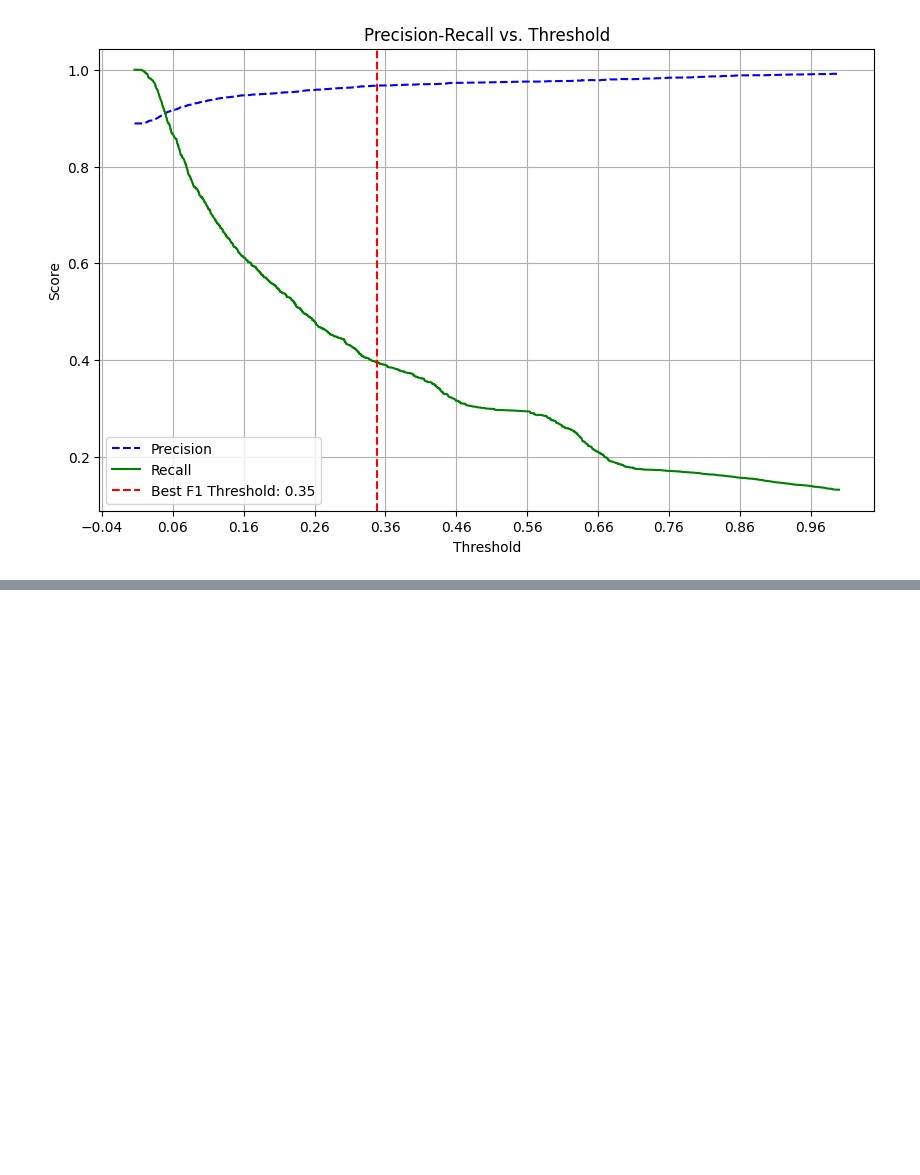
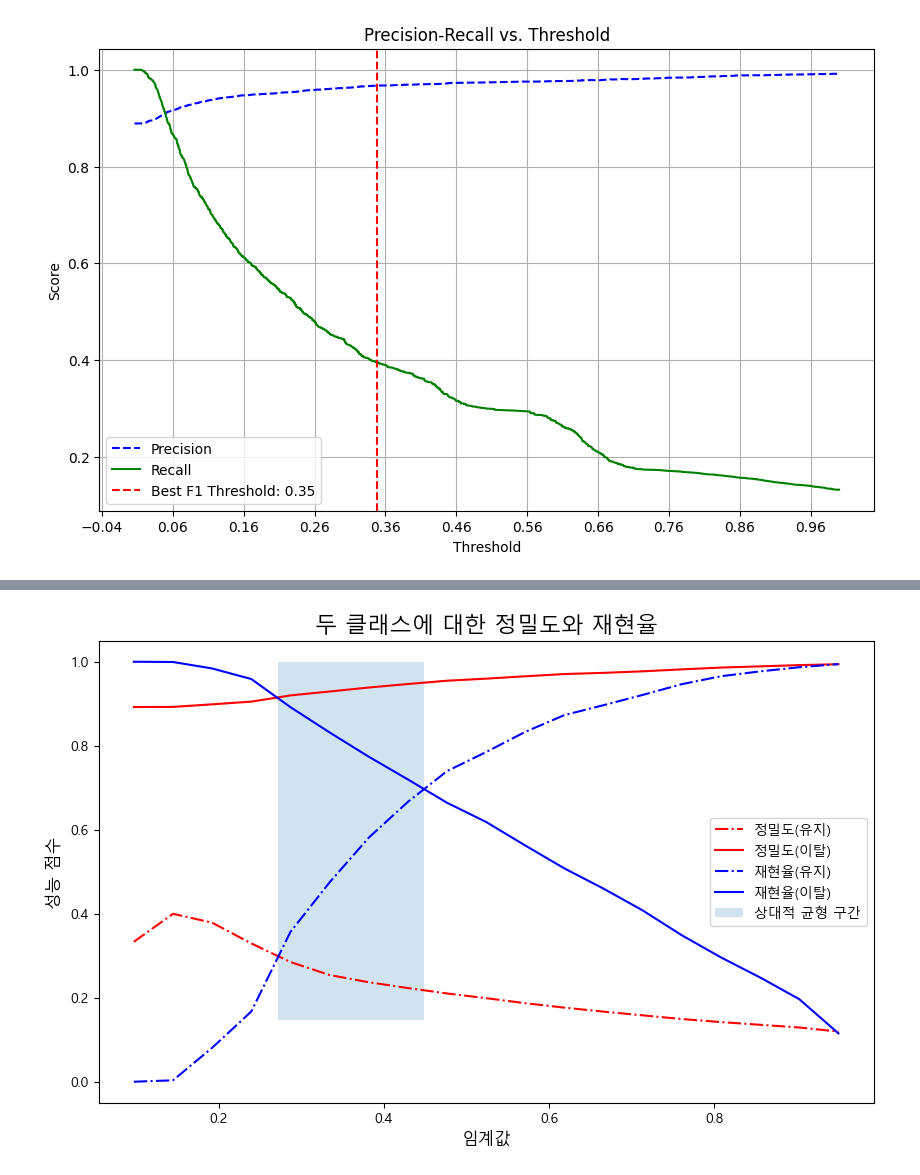
Before and after one commit to SKNetworks-AI19-250818/SKN19_2ND_3TEAM, a Jupyter notebook: ML/ML_bsj.ipynb, the cells around one changed output, grey strips where cells are left out. Drawn from its saved outputs; the diff is of its cells as text; code cells hidden in the pictures; blank space fills up the shorter version.

```diff
--- a/ML/ML_bsj.ipynb
+++ b/ML/ML_bsj.ipynb
@@ -232,0 +398,28 @@ plot_precision_recall_vs_threshold(precisions, recalls, thresholds)
+# %%
+import matplotlib.pyplot as plt
+
+plt.rc('font', family='Malgun Gothic')
+plt.rcParams['axes.unicode_minus'] = False
+
+x = df_results['Threshold']
+
+plt.figure(figsize=(10, 6))
+plt.plot(x, df_results['Precision_0'], 'r-.', label='정밀도(유지)')
+plt.plot(x, df_results['Precision_1'], 'r', label='정밀도(이탈)')
+plt.plot(x, df_results['Recall_0'], 'b-.', label='재현율(유지)')
+plt.plot(x, df_results['Recall_1'], 'b', label='재현율(이탈)')
+
+# 최적 구간 찾아서 시각화
+start = df_results['Threshold'][4] - 0.015
+end = df_results['Threshold'][9] - 0.075
+plt.fill_betweenx(y=df_results['Threshold']+0.05, x1=start, x2=end, alpha=0.2, label='상대적 균형 구간')
+# plt.axvspan(start, end, color='gray', alpha=0.2, label='상대적 균형 구간')
+
+plt.title('두 클래스에 대한 정밀도와 재현율', fontsize=16)
+plt.xlabel('임계값', fontsize=12)
+plt.ylabel('성능 점수', fontsize=12)
+
+plt.legend()
+plt.show()
+# %% [output]
+[figure, added]
```
Also changed, not shown: parts of 7 cells of this notebook.
